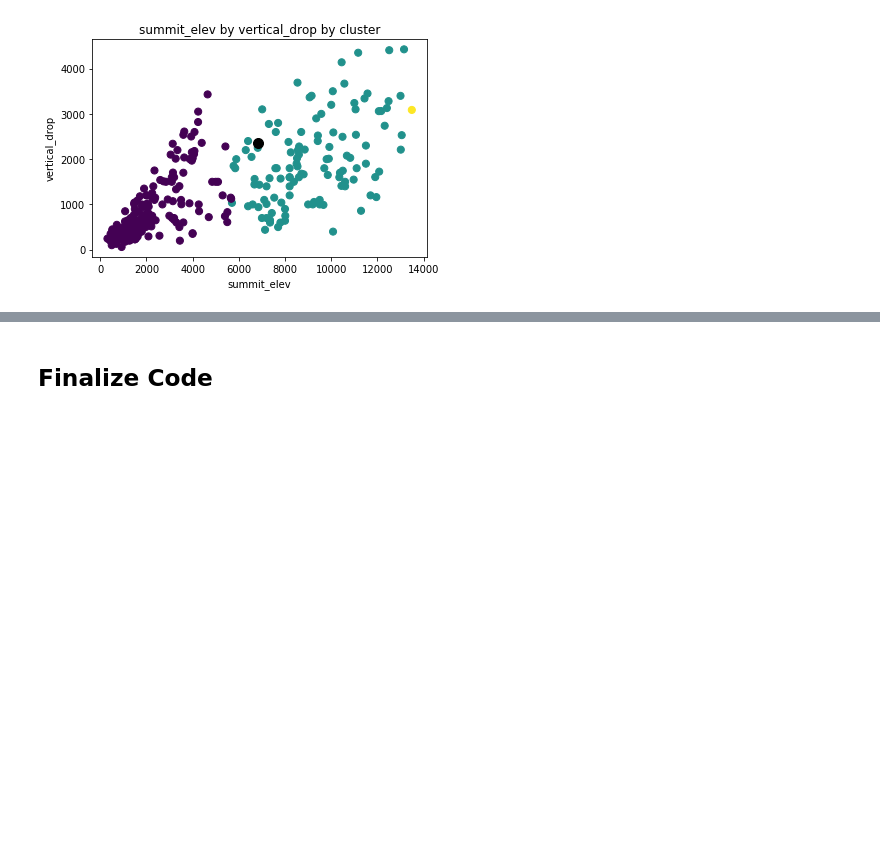
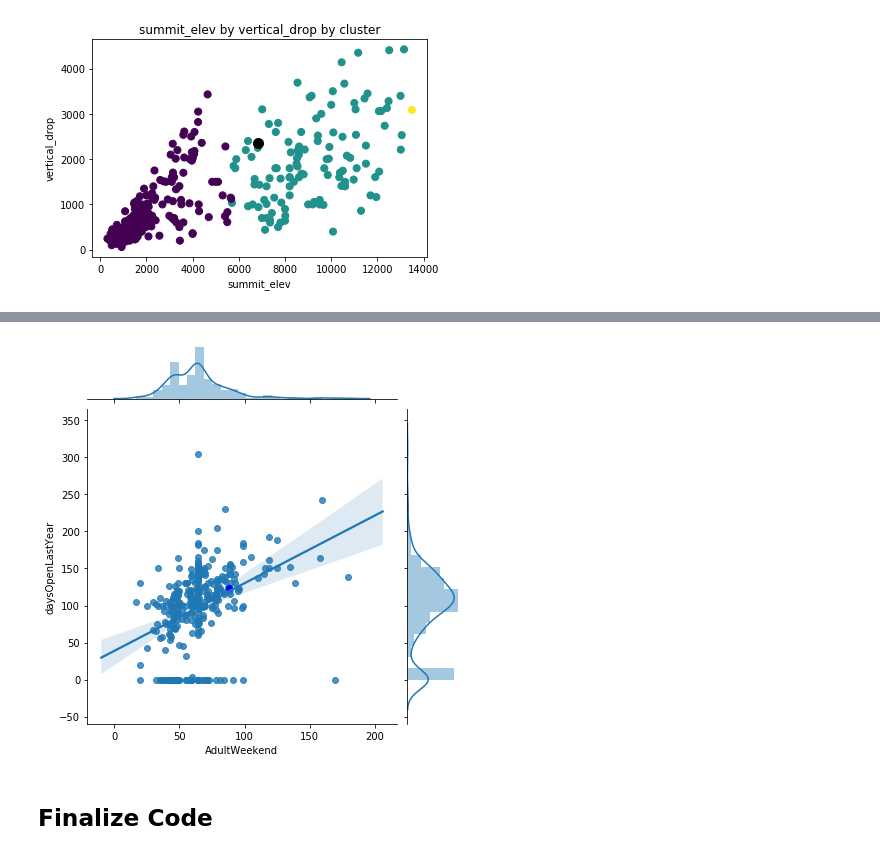
Before and after one commit to j990345/GuidedCapstone, a Jupyter notebook: Documentation/Notebook_stepsix.ipynb, the cells around one changed output, grey strips where cells are left out. Cells and saved outputs as stored; diff of their text form; code cells hidden in the pictures; blank space fills up the shorter version.

```diff
--- a/Documentation/Notebook_stepsix.ipynb
+++ b/Documentation/Notebook_stepsix.ipynb
@@ -75,5 +73,5 @@ df = pd.concat([df0.drop('state', axis=1), pd.get_dummies(df0["state"])], axis=1
 # %%
-X = df.drop(['Name','AdultWeekend'], axis=1)
+X = df.drop(['Name','state','AdultWeekend','summit_elev'], axis=1)
 y = df.AdultWeekend
 scaler = preprocessing.StandardScaler().fit(X)
 X_scaled =scaler.transform(X)
@@ -102,7 +100,7 @@ df[df['Name'].str.contains('Whitefish Mountain Resort')]
 # %% [markdown]
 **<font color='teal'> Prepare the Big Mountain resort data row as you did in the model fitting stage.</font>**
 # %%
-result = df[df['Name'].str.contains('Whitefish Mountain Resort')].drop(['Name','AdultWeekend'], axis=1)
+result = df[df['Name'].str.contains('Whitefish Mountain Resort')].drop(['Name','state','AdultWeekend','summit_elev'], axis=1)
 result_scaled = scaler.transform(result)
 # %% [markdown]
 **<font color='teal'> Predict the Big Mountain resort `Adult Weekend` price and print it out.</font>** This is our expected price to present to management. Based on our model given the characteristics of the resort in comparison to other ski resorts and their unique characteristics.
@@ -159,3 +157,9 @@ plt.savefig('figures/fig4.png',bbox_inches='tight')
+# %%
+sns.jointplot(x=df['AdultWeekend'], y=df['daysOpenLastYear'], kind="reg")
+plt.scatter(result_pred, resultdf.at[151,'daysOpenLastYear'],color='blue')
+plt.savefig('figures/fig5.png',bbox_inches='tight')
+# %% [output]
+[figure, added]
 # %% [markdown]
 ## Finalize Code
 # %% [markdown]
```
Also changed, not shown: parts of 9 cells of this notebook, 1 other file.
